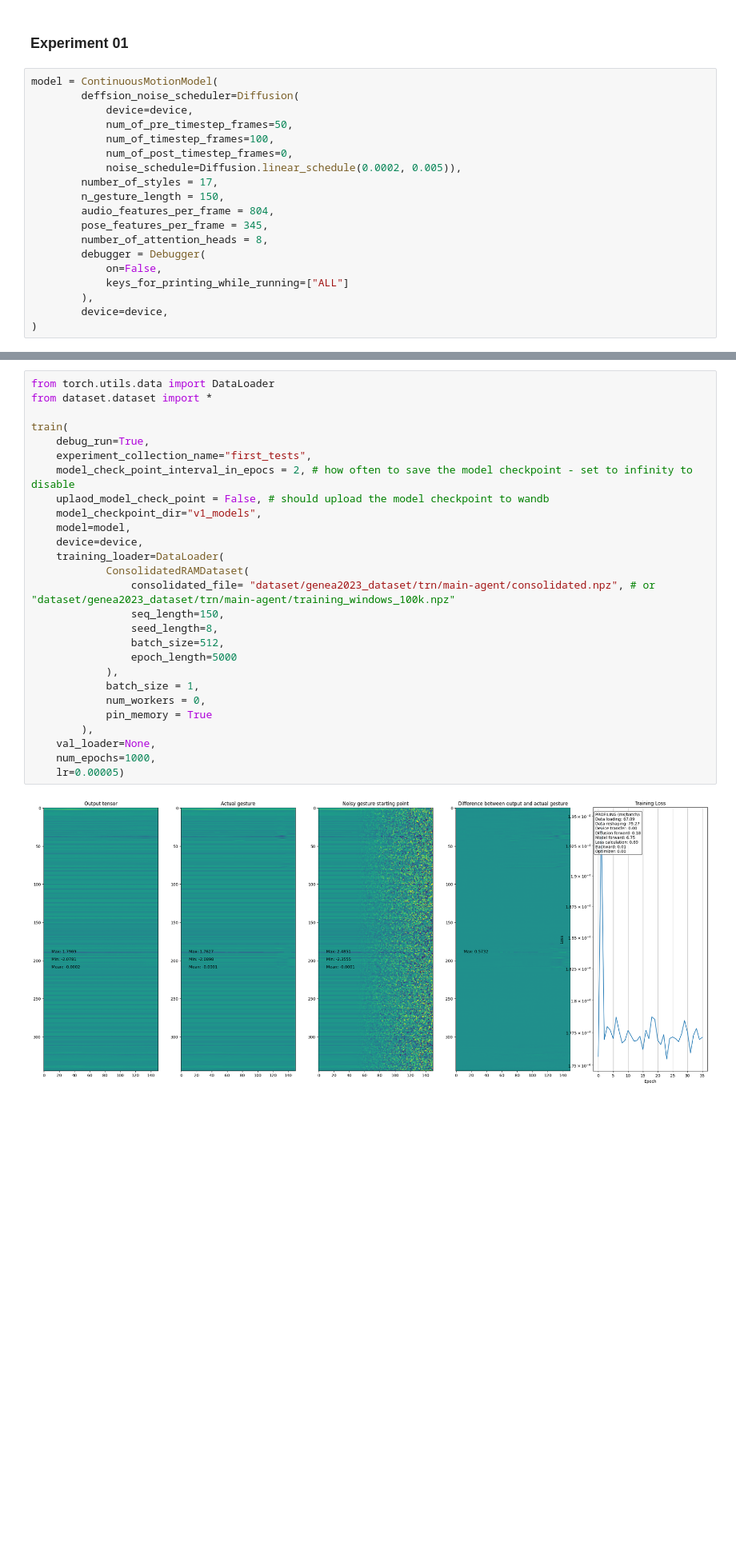
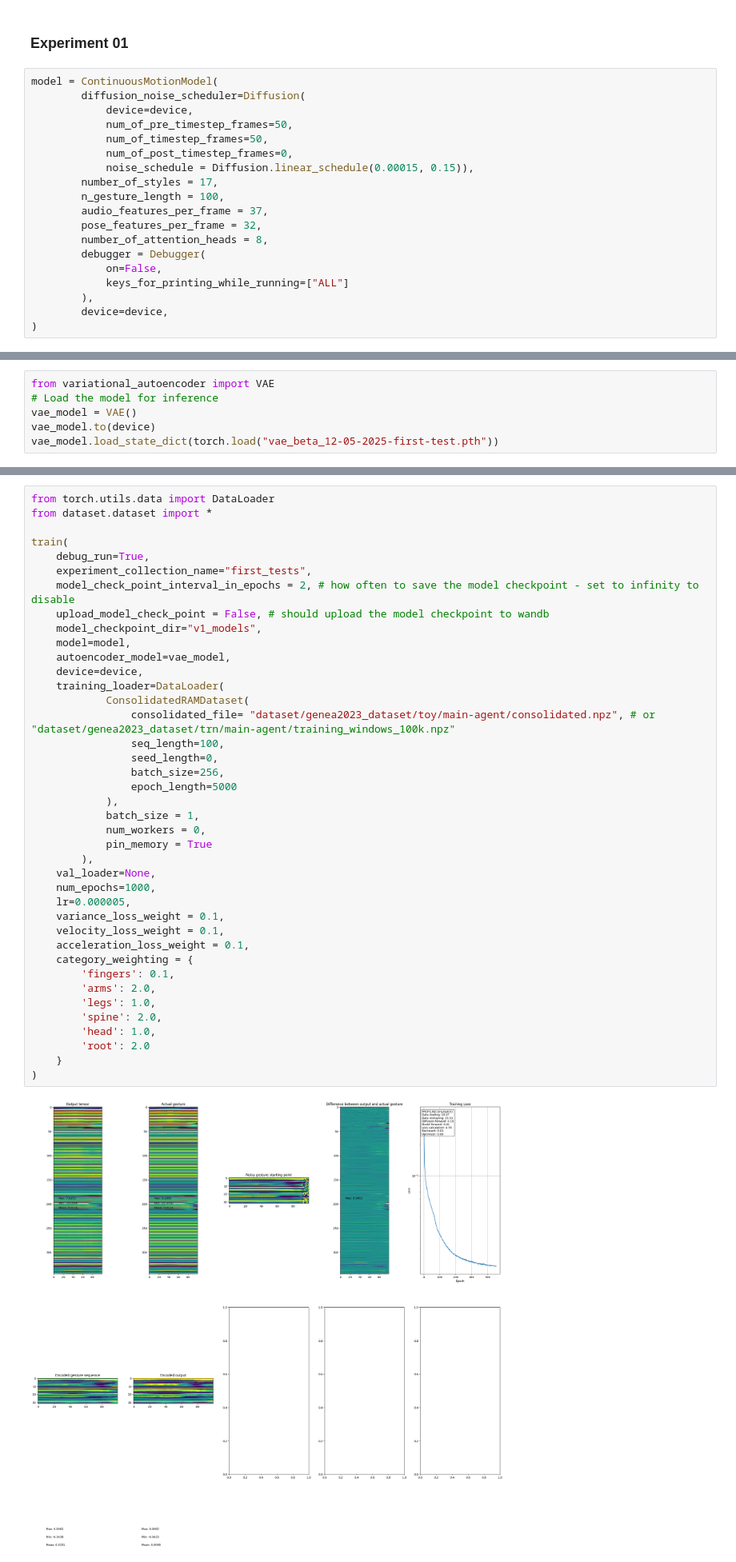
Before and after one commit to AntonBertelsen/GestureGeneration, a Jupyter notebook: DiffuseStyleGestureReproduced/v1_testing_ground copy.ipynb, the cells around one changed output, grey strips where cells are left out. Shown at 80% size. Saved outputs shown, nothing was run; the diff lists cells and outputs as text; blank space fills up the shorter version.

```diff
--- a/DiffuseStyleGestureReproduced/v1_testing_ground copy.ipynb
+++ b/DiffuseStyleGestureReproduced/v1_testing_ground copy.ipynb
@@ -121,16 +104,16 @@ from v1_sliding_diffusion import Diffusion
 ### Experiment 01
 # %%
 model = ContinuousMotionModel(
-        deffsion_noise_scheduler=Diffusion(
+        diffusion_noise_scheduler=Diffusion(
             device=device,
             num_of_pre_timestep_frames=50,
-            num_of_timestep_frames=100,
+            num_of_timestep_frames=50,
             num_of_post_timestep_frames=0,
-            noise_schedule=Diffusion.linear_schedule(0.0002, 0.005)),
+            noise_schedule = Diffusion.linear_schedule(0.00015, 0.15)),
         number_of_styles = 17,
-        n_gesture_length = 150,
-        audio_features_per_frame = 804,
-        pose_features_per_frame = 345,
+        n_gesture_length = 100,
+        audio_features_per_frame = 37,
+        pose_features_per_frame = 32,
         number_of_attention_heads = 8,
         debugger = Debugger(
             on=False,
@@ -224,0 +175,6 @@ ContinuousMotionModel(
+# %%
+from variational_autoencoder import VAE
+# Load the model for inference
+vae_model = VAE()
+vae_model.to(device)
+vae_model.load_state_dict(torch.load("vae_beta_12-05-2025-first-test.pth"))
@@ -225,29 +183,42 @@ ContinuousMotionModel(
 # %%
 from torch.utils.data import DataLoader
 from dataset.dataset import *
 
 train(
     debug_run=True,
     experiment_collection_name="first_tests",
-    model_check_point_interval_in_epocs = 2, # how often to save the model checkpoint - set to infinity to disable
-    uplaod_model_check_point = False, # should upload the model checkpoint to wandb
+    model_check_point_interval_in_epochs = 2, # how often to save the model checkpoint - set to infinity to disable
+    upload_model_check_point = False, # should upload the model checkpoint to wandb
     model_checkpoint_dir="v1_models",
     model=model,
+    autoencoder_model=vae_model,
     device=device,
     training_loader=DataLoader(
             ConsolidatedRAMDataset(
-                consolidated_file= "dataset/genea2023_dataset/trn/main-agent/consolidated.npz", # or "dataset/genea2023_dataset/trn/main-agent/training_windows_100k.npz"
-                seq_length=150,
-                seed_length=8,
-                batch_size=512,
+                consolidated_file= "dataset/genea2023_dataset/toy/main-agent/consolidated.npz", # or "dataset/genea2023_dataset/trn/main-agent/training_windows_100k.npz"
+                seq_length=100,
+                seed_length=0,
+                batch_size=256,
                 epoch_length=5000
             ),
             batch_size = 1,
             num_workers = 0,
             pin_memory = True
         ),
     val_loader=None,
     num_epochs=1000,
-    lr=0.00005)
+    lr=0.000005,
+    variance_loss_weight = 0.1,
+    velocity_loss_weight = 0.1,
+    acceleration_loss_weight = 0.1,
+    category_weighting = {
+        'fingers': 0.1,
+        'arms': 2.0,
+        'legs': 1.0,
+        'spine': 2.0,
+        'head': 1.0,
+        'root': 2.0
+    }
+)
 # %% [output]
-[figure, old version]
+[figure, new version]
```
Also changed, not shown: parts of 10 cells of this notebook, 27 other files.
